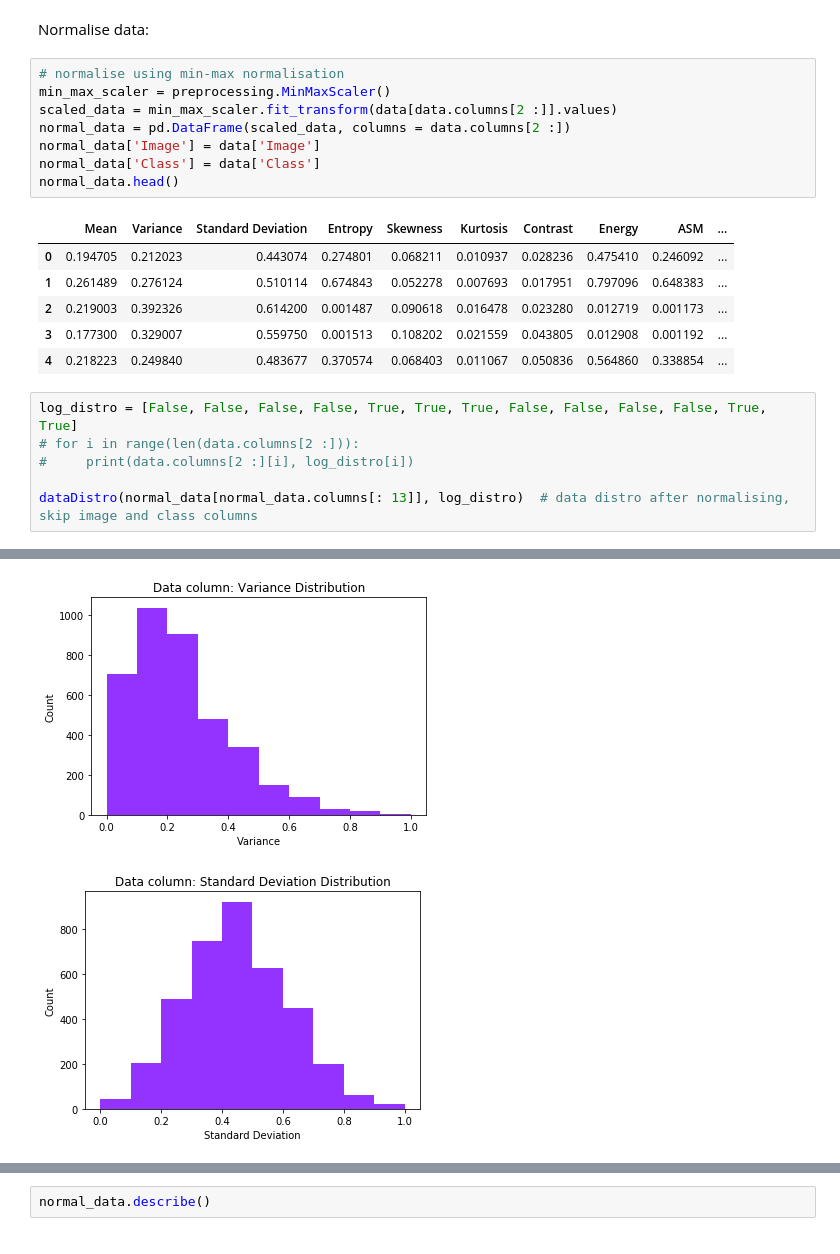
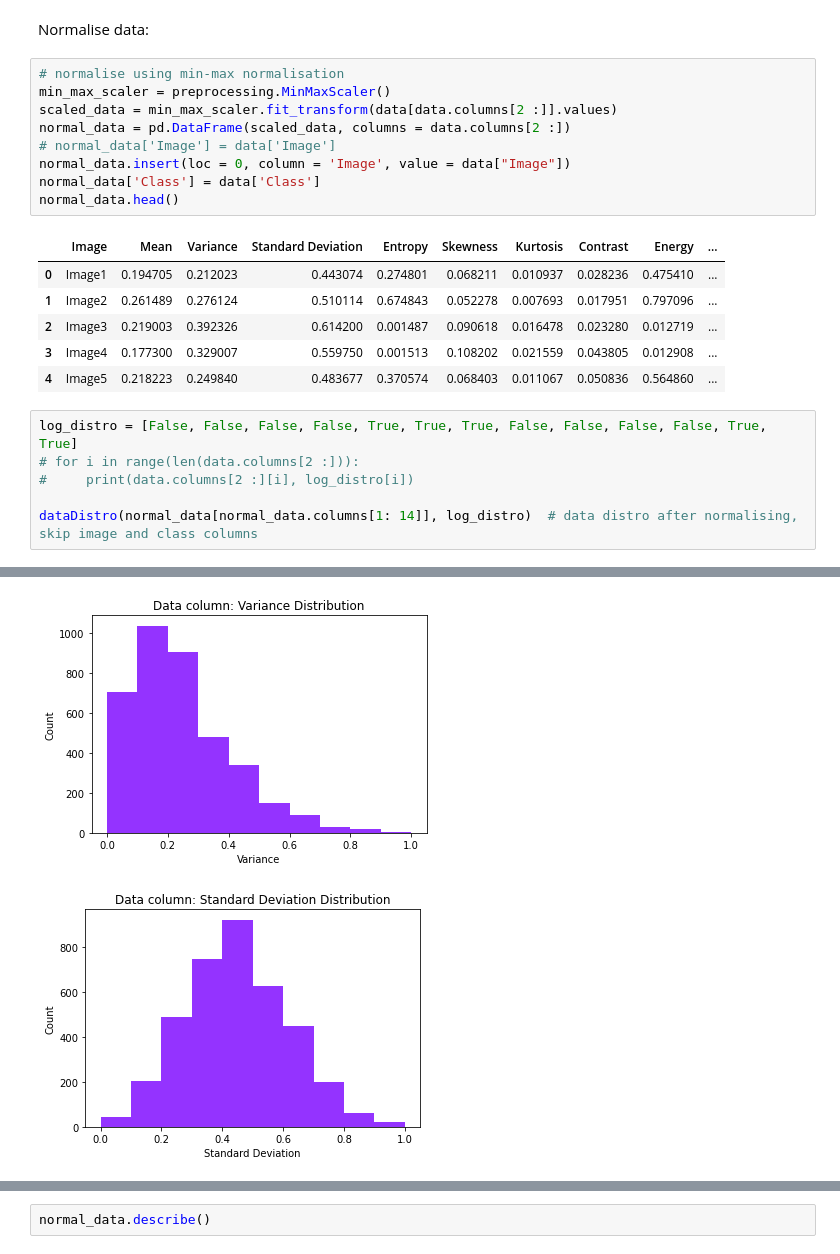
Before and after one commit to jerryadamsfranklin/brain-tumour-detection, a Jupyter notebook: eda.ipynb, the cells around one changed output, grey strips where cells are left out. Drawn from its saved outputs; the diff is of its cells as text.

Commit message:
cleaned file, added code to save normalised data

```diff
--- a/eda.ipynb
+++ b/eda.ipynb
@@ -115,25 +115,26 @@ Normalise data:
 min_max_scaler = preprocessing.MinMaxScaler()
 scaled_data = min_max_scaler.fit_transform(data[data.columns[2 :]].values)
 normal_data = pd.DataFrame(scaled_data, columns = data.columns[2 :])
-normal_data['Image'] = data['Image']
+# normal_data['Image'] = data['Image']
+normal_data.insert(loc = 0, column = 'Image', value = data["Image"])
 normal_data['Class'] = data['Class']
 normal_data.head()
 # %% [output]
-|  | Mean | Variance | Standard Deviation | Entropy | Skewness | Kurtosis | Contrast | Energy | ASM | ... |
-| 0 | 0.194705 | 0.212023 | 0.443074 | 0.274801 | 0.068211 | 0.010937 | 0.028236 | 0.475410 | 0.246092 | ... |
-| 1 | 0.261489 | 0.276124 | 0.510114 | 0.674843 | 0.052278 | 0.007693 | 0.017951 | 0.797096 | 0.648383 | ... |
-| 2 | 0.219003 | 0.392326 | 0.614200 | 0.001487 | 0.090618 | 0.016478 | 0.023280 | 0.012719 | 0.001173 | ... |
-| 3 | 0.177300 | 0.329007 | 0.559750 | 0.001513 | 0.108202 | 0.021559 | 0.043805 | 0.012908 | 0.001192 | ... |
-| 4 | 0.218223 | 0.249840 | 0.483677 | 0.370574 | 0.068403 | 0.011067 | 0.050836 | 0.564860 | 0.338854 | ... |
+|  | Image | Mean | Variance | Standard Deviation | Entropy | Skewness | Kurtosis | Contrast | Energy | ... |
+| 0 | Image1 | 0.194705 | 0.212023 | 0.443074 | 0.274801 | 0.068211 | 0.010937 | 0.028236 | 0.475410 | ... |
+| 1 | Image2 | 0.261489 | 0.276124 | 0.510114 | 0.674843 | 0.052278 | 0.007693 | 0.017951 | 0.797096 | ... |
+| 2 | Image3 | 0.219003 | 0.392326 | 0.614200 | 0.001487 | 0.090618 | 0.016478 | 0.023280 | 0.012719 | ... |
+| 3 | Image4 | 0.177300 | 0.329007 | 0.559750 | 0.001513 | 0.108202 | 0.021559 | 0.043805 | 0.012908 | ... |
+| 4 | Image5 | 0.218223 | 0.249840 | 0.483677 | 0.370574 | 0.068403 | 0.011067 | 0.050836 | 0.564860 | ... |
 # %%
 log_distro = [False, False, False, False, True, True, True, False, False, False, False, True, True]
 # for i in range(len(data.columns[2 :])):
 #     print(data.columns[2 :][i], log_distro[i])
 
-dataDistro(normal_data[normal_data.columns[: 13]], log_distro)  # data distro after normalising, skip image and class columns
+dataDistro(normal_data[normal_data.columns[1: 14]], log_distro)  # data distro after normalising, skip image and class columns
 # %% [output]
 [figure]
 [figure]
-[figure, old version]
+[figure, new version]
 [figure]
 [figure]
```
Also changed, not shown: parts of 5 cells of this notebook.
